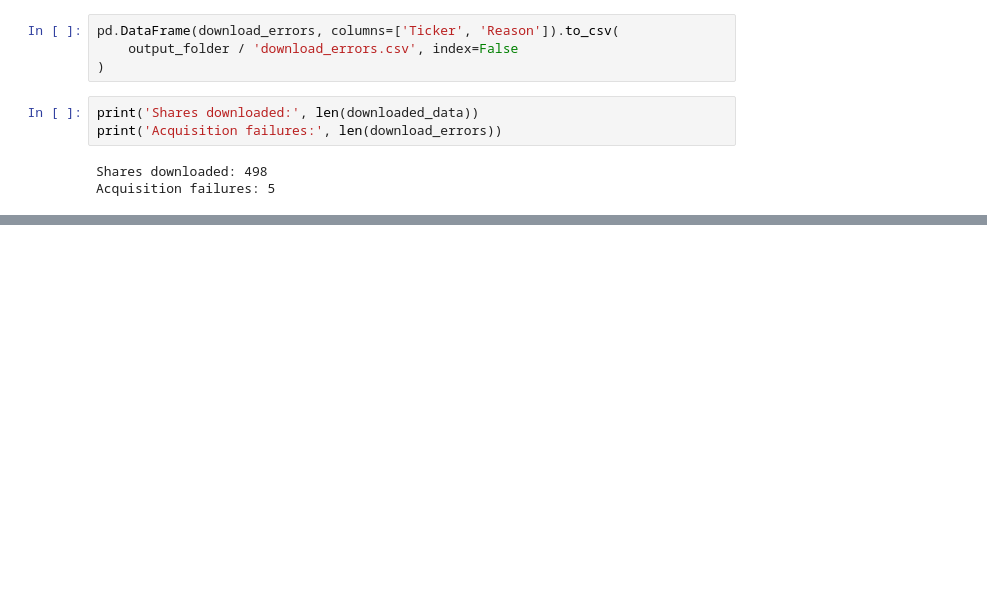
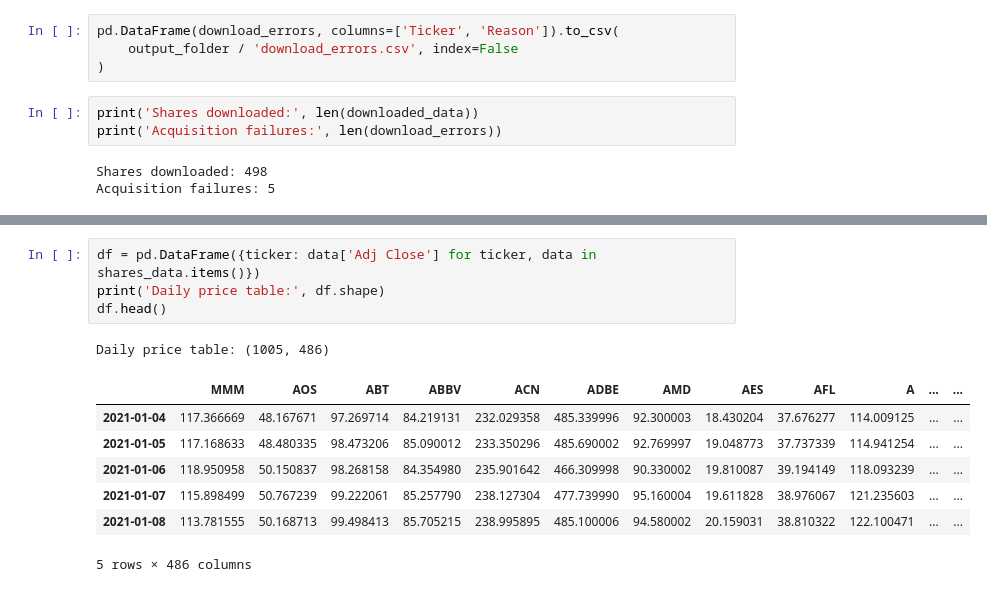
Before and after one commit to iffathsaleem/RFM-Market-Analysis-Stock-Segmentation., a Jupyter notebook: Market_Analysis_and_Stock_Segmentation_Using_RFM_CW.ipynb, the cells around one changed output, grey strips where cells are left out. Saved outputs shown, nothing was run; the diff lists cells and outputs as text; blank space fills up the shorter version.

```diff
--- a/Market_Analysis_and_Stock_Segmentation_Using_RFM_CW.ipynb
+++ b/Market_Analysis_and_Stock_Segmentation_Using_RFM_CW.ipynb
@@ -174,0 +377,13 @@ Acquisition failures: 5
+# %%
+df = pd.DataFrame({ticker: data['Adj Close'] for ticker, data in shares_data.items()})
+print('Daily price table:', df.shape)
+df.head()
+# %% [output]
+Daily price table: (1005, 486)
+|  | MMM | AOS | ABT | ABBV | ACN | ADBE | AMD | AES | AFL | A | ... | ... |
+| 2021-01-04 | 117.366669 | 48.167671 | 97.269714 | 84.219131 | 232.029358 | 485.339996 | 92.300003 | 18.430204 | 37.676277 | 114.009125 | ... | ... |
+| 2021-01-05 | 117.168633 | 48.480335 | 98.473206 | 85.090012 | 233.350296 | 485.690002 | 92.769997 | 19.048773 | 37.737339 | 114.941254 | ... | ... |
+| 2021-01-06 | 118.950958 | 50.150837 | 98.268158 | 84.354980 | 235.901642 | 466.309998 | 90.330002 | 19.810087 | 39.194149 | 118.093239 | ... | ... |
+| 2021-01-07 | 115.898499 | 50.767239 | 99.222061 | 85.257790 | 238.127304 | 477.739990 | 95.160004 | 19.611828 | 38.976067 | 121.235603 | ... | ... |
+| 2021-01-08 | 113.781555 | 50.168713 | 99.498413 | 85.705215 | 238.995895 | 485.100006 | 94.580002 | 20.159031 | 38.810322 | 122.100471 | ... | ... |
+5 rows × 486 columns
```
Also changed, not shown: parts of 32 cells of this notebook.
